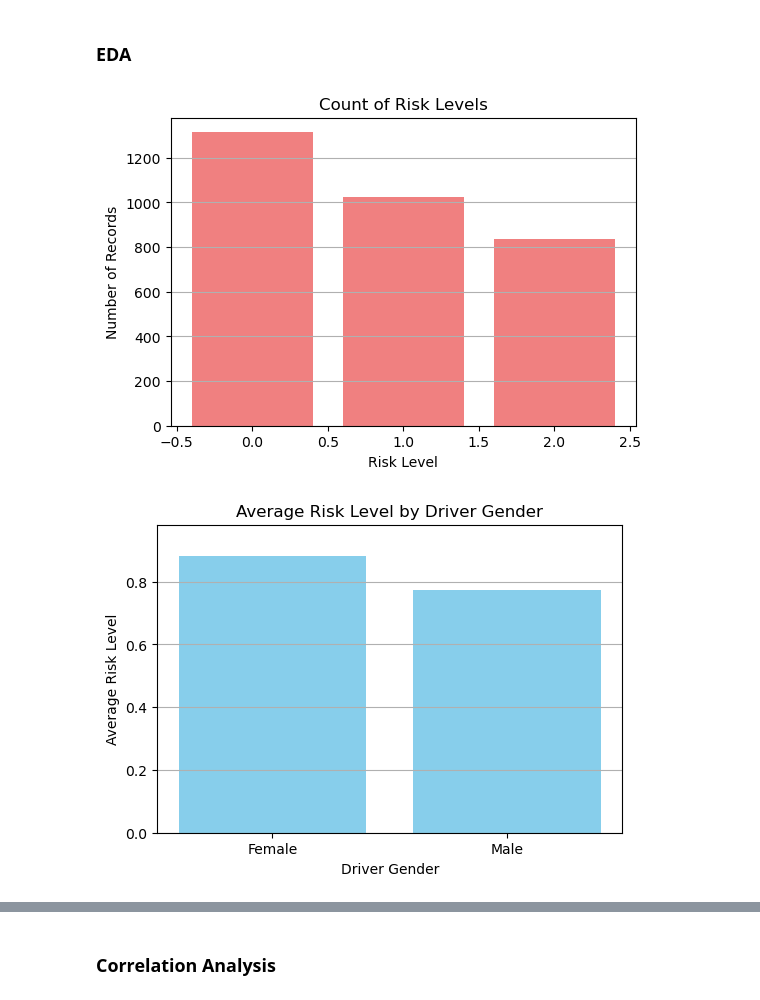
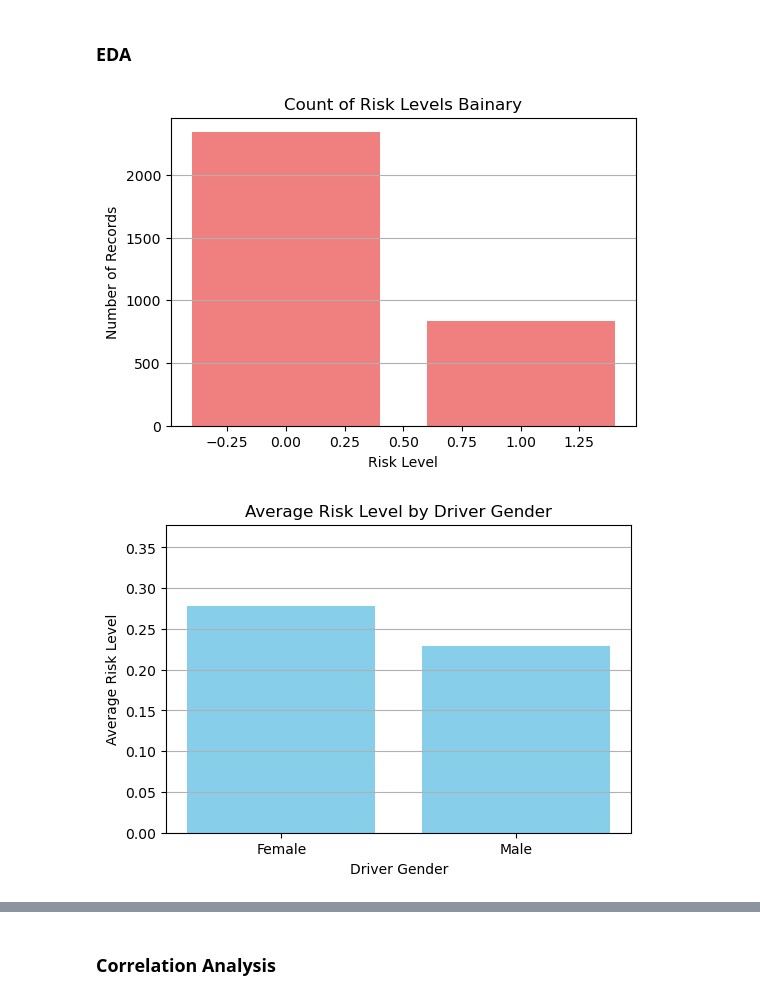
Before and after one commit to itamarshapira/SafeJunctionDetecion-ML, a Jupyter notebook: SafeJunctionDetection.ipynb, the cells around one changed output, grey strips where cells are left out. Saved outputs shown, nothing was run; the diff lists cells and outputs as text; code cells hidden in the pictures.

Commit message:
Update - best score 0.8551 with Bainary risk level

```diff
--- a/SafeJunctionDetection.ipynb
+++ b/SafeJunctionDetection.ipynb
@@ -1376,29 +1376,18 @@ Name: base_risk_score, dtype: float64
 # %% [markdown]
 ***Quantile Thresholds Used:***
 # %%
-# שלב 1: חשב אחוזונים
-q1 = df_for_model['base_risk_score'].quantile(0.33)
-q2 = df_for_model['base_risk_score'].quantile(0.66)
-mean_score = df_for_model['base_risk_score'].mean()
-# שלב 2: פונקציית סיווג
-def classify_risk(score):
-    if score <= q1:
-        return 0  # Low risk
-    elif score <= q2:
-        return 1  # Medium risk
+# Define threshold: top 25% = high risk
+high_risk_threshold = df_for_model['base_risk_score'].quantile(0.75)
+
+# Create binary risk label
+def classify_binary_risk(score):
+    if score >= high_risk_threshold:
+        return 1  # High risk
     else:
-        return 2  # High risk
+        return 0  # Not high risk
 
-# שלב 3: יצירת העמודה החדשה
-df_for_model['risk_level'] = df_for_model['base_risk_score'].apply(classify_risk)
+df_for_model['risk_level'] = df_for_model['base_risk_score'].apply(classify_binary_risk)
 
-# שלב 4: מחיקת העמודה המקורית
-#df_for_model.drop(columns=['base_risk_score'], inplace=True)
-
-summary_df = pd.DataFrame({
-    'Quantile': ['33rd percentile (Q1)', '66th percentile (Q2)', 'Mean'],
-    'base_risk_score': [q1, q2, mean_score]
-})
-
-summary_df
+print("High risk threshold:", high_risk_threshold)
+df_for_model['risk_level'].value_counts(normalize=True)
 # %% [output]
@@ -1626,21 +1626,21 @@ df_final
 # %%
 # Count how many records there are for each risk level
 risk_counts = df_final['risk_level'].value_counts().sort_index()
 
 # Plot
 plt.figure(figsize=(6, 4))
 plt.bar(risk_counts.index, risk_counts.values, color='lightcoral')
-plt.title('Count of Risk Levels')
+plt.title('Count of Risk Levels Bainary')
 plt.xlabel('Risk Level')
 plt.ylabel('Number of Records')
 plt.grid(axis='y')
 plt.show()
 
 # Explanation:
 # This plot shows how many samples there are for each risk level (0 = low, 1 = medium, 2 = high).
 # It's important to see if the classes are balanced before training a model.
 # %% [output]
-[figure, old version]
+[figure, new version]
 # %%
 # Calculate the average risk level for each gender (0 = female, 1 = male)
 avg_risk_by_gender = df_final.groupby('SEX')['risk_level'].mean()
@@ -1659,7 +1659,7 @@ plt.show()
 # This bar chart shows the average risk level of accidents involving male vs. female drivers.
 # It helps us explore if one gender is more associated with higher-risk events.
 # %% [output]
-[figure, old version]
+[figure, new version]
 # %%
 # Group by ROHAV (road width code) and calculate average risk level
 avg_risk_by_rohav = df_final.groupby('ROHAV')['risk_level'].mean()
```
Also changed, not shown: parts of 18 cells of this notebook, 2 other files.
